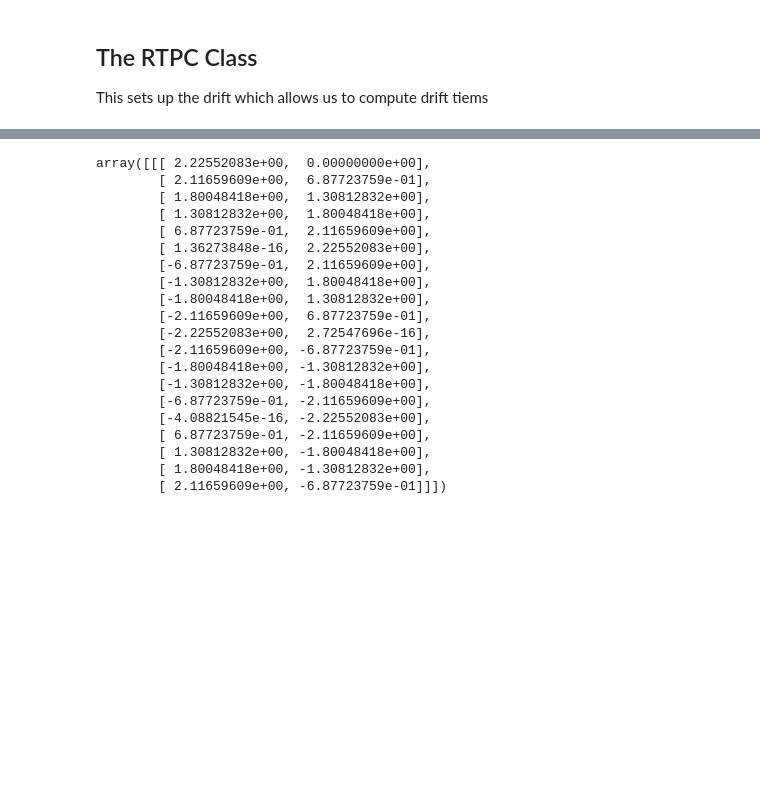
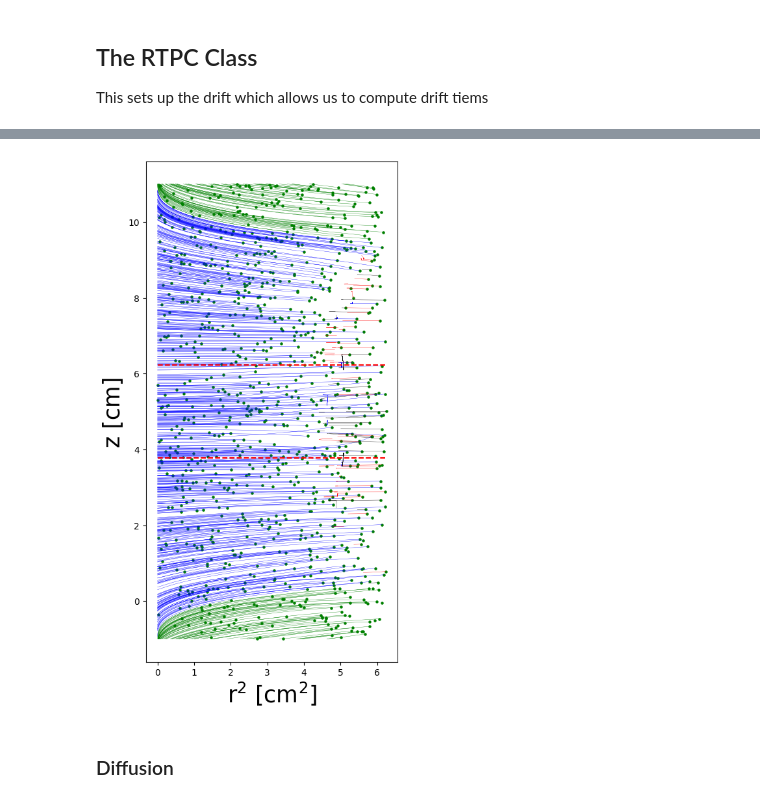
Before and after one commit to darkmatter-ucsd/cylinterp, a Jupyter notebook: cylinterp_tutorial.ipynb, the cells around one changed output, grey strips where cells are left out. Cells and saved outputs as stored; diff of their text form; code cells hidden in the pictures; blank space fills up the shorter version.

```diff
--- a/cylinterp_tutorial.ipynb
+++ b/cylinterp_tutorial.ipynb
@@ -141,23 +144,36 @@ plt.show()
-# %%
-cath_pos
-# %% [output]
-array([[[ 2.22552083e+00,  0.00000000e+00],
-        [ 2.11659609e+00,  6.87723759e-01],
-        [ 1.80048418e+00,  1.30812832e+00],
-        [ 1.30812832e+00,  1.80048418e+00],
-        [ 6.87723759e-01,  2.11659609e+00],
-        [ 1.36273848e-16,  2.22552083e+00],
-        [-6.87723759e-01,  2.11659609e+00],
-        [-1.30812832e+00,  1.80048418e+00],
-        [-1.80048418e+00,  1.30812832e+00],
-        [-2.11659609e+00,  6.87723759e-01],
-        [-2.22552083e+00,  2.72547696e-16],
-        [-2.11659609e+00, -6.87723759e-01],
-        [-1.80048418e+00, -1.30812832e+00],
-        [-1.30812832e+00, -1.80048418e+00],
-        [-6.87723759e-01, -2.11659609e+00],
-        [-4.08821545e-16, -2.22552083e+00],
-        [ 6.87723759e-01, -2.11659609e+00],
-        [ 1.30812832e+00, -1.80048418e+00],
-        [ 1.80048418e+00, -1.30812832e+00],
-        [ 2.11659609e+00, -6.87723759e-01]]])
+# %%
+dt, status, ztracks, rtracks, thtracks, init_points, end_points = rtpc.Drift(n_pts = 10000)
+# %%
+radius_of_trouble = 200e-4
+pangle = np.linspace(0,2*np.pi, 100)
+cart_points = cylinterp.Tools.to_cartesian(init_points)
+
+plt.figure(figsize = (5,10))
+cath_pos = rtpc.cathode_position(3.25)[0]
+
+for i in range(1000):
+    if status[i]==0:
+        c = 'blue'
+    elif status[i]==1:
+        c = 'red'
+    elif status[i]==2:
+        c = 'black'
+    else:
+        c = 'green'
+    buffer_cut = rtracks[i]!=0
+
+    plt.plot(rtracks[i][buffer_cut]**2,
+             ztracks[i][buffer_cut], color = c, linewidth = 0.25)
+    plt.scatter((cart_points[i][0]**2+cart_points[i][1]**2),
+                cart_points[i][2], s = 5, color = 'g')
+
+
+central_z = 2.465952715464704
+plt.hlines([5+central_z/2, 5-central_z/2], 0,2.5**2, linestyle = 'dashed', color = 'r')
+plt.xlabel(r'r$^2$ [cm$^2$]', fontsize = 25)
+plt.ylabel('z [cm]', fontsize = 25)
+plt.show()
+# %% [output]
+[figure, added]
+# %% [markdown]
+### Diffusion
```
Also changed, not shown: parts of 22 cells of this notebook, 3 other files.
